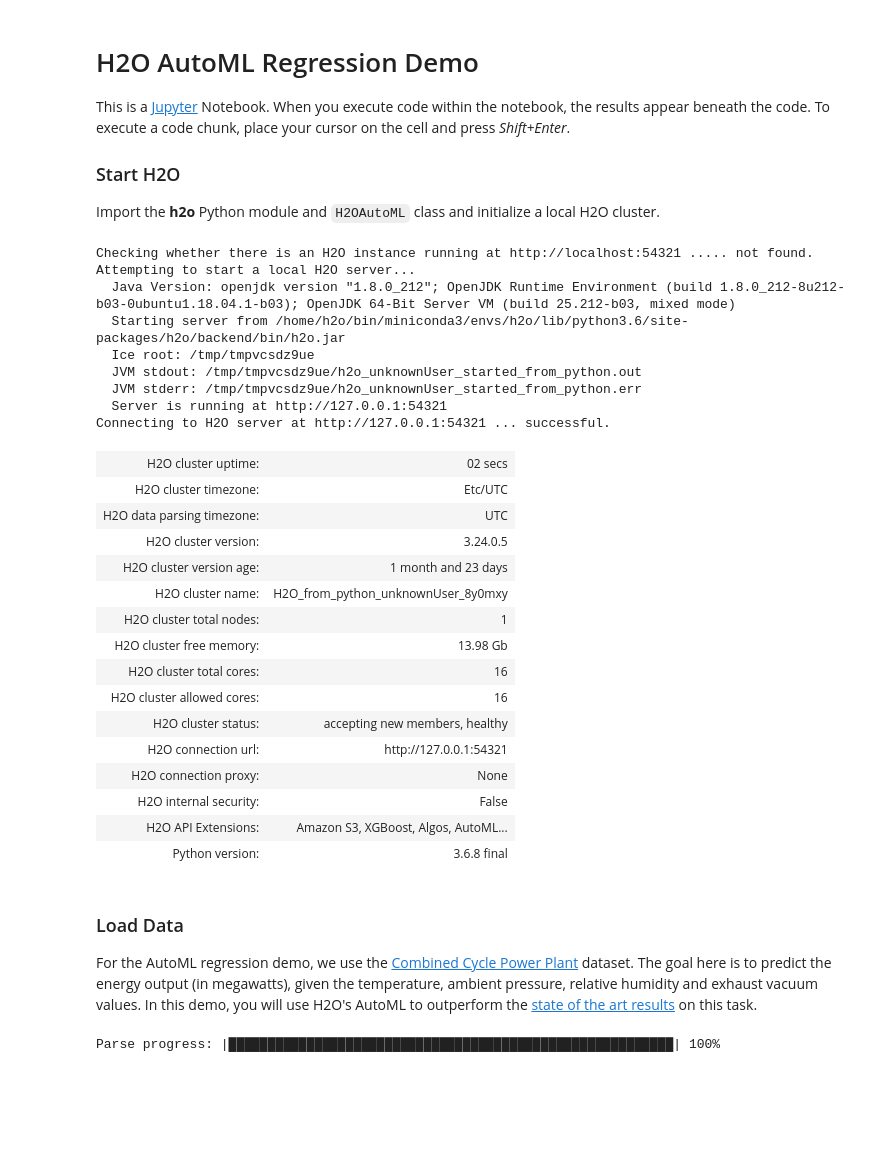
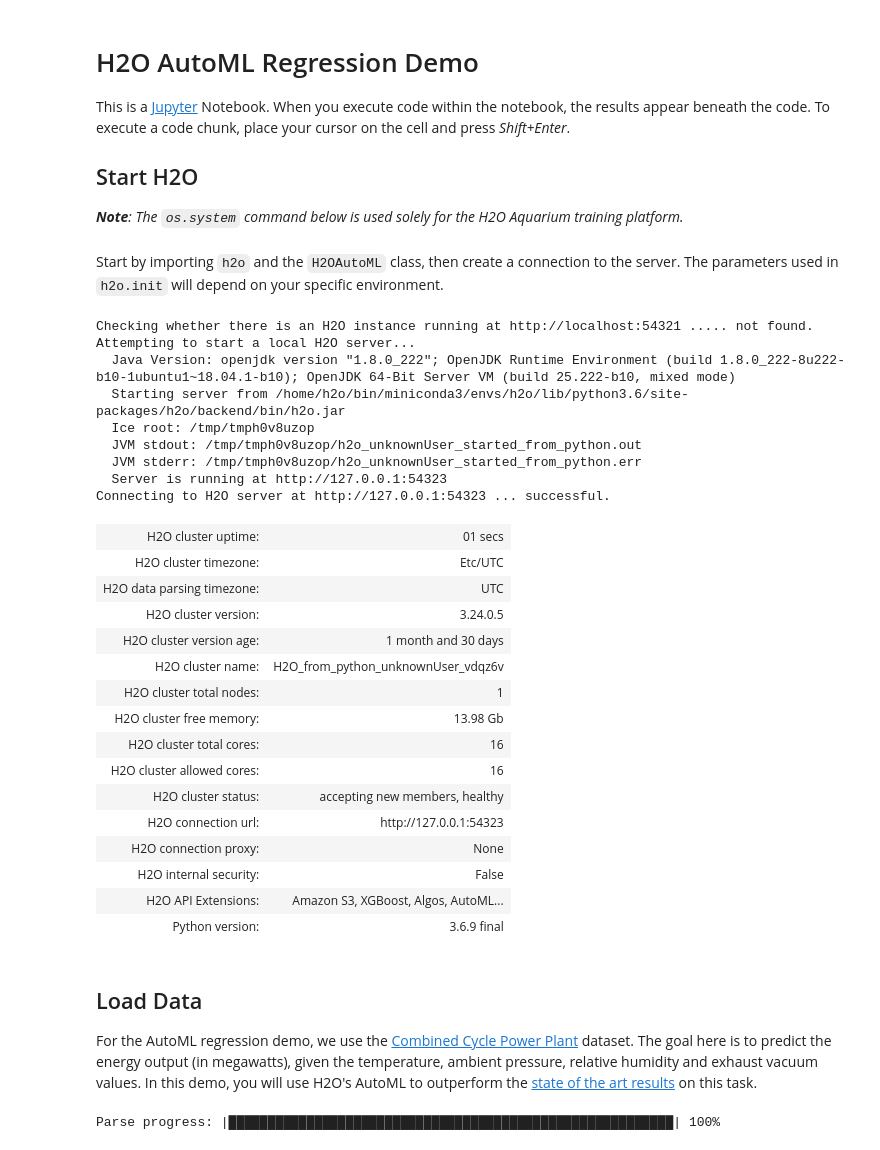
Before and after one commit to davidwhiting/aquarium_h2o3_sw, a Jupyter notebook: contents/h2o-3_hands_on/automl/powerplant_regression_prerun.ipynb, the cells around one changed output. Saved outputs shown, nothing was run; the diff lists cells and outputs as text; code cells hidden in the pictures; blank space fills up the shorter version.

```diff
--- a/contents/h2o-3_hands_on/automl/powerplant_regression_prerun.ipynb
+++ b/contents/h2o-3_hands_on/automl/powerplant_regression_prerun.ipynb
@@ -3,6 +3,6 @@
 
 This is a [Jupyter](https://jupyter.org/) Notebook. When you execute code within the notebook, the results appear beneath the code. To execute a code chunk, place your cursor on the cell and press *Shift+Enter*.
 
-### Start H2O
+## Start H2O
 
-Import the **h2o** Python module and `H2OAutoML` class and initialize a local H2O cluster.
+_**Note**: The `os.system` command below is used solely for the H2O Aquarium training platform._
@@ -9,35 +13,37 @@ Import the **h2o** Python module and `H2OAutoML` class and initialize a local H2
+# %% [markdown]
+Start by importing `h2o` and the `H2OAutoML` class, then create a connection to the server. The parameters used in `h2o.init` will depend on your specific environment.
 # %%
 import h2o
 from h2o.automl import H2OAutoML
-h2o.init(bind_to_localhost=False)
+h2o.init(url='http://localhost:54321/h2o')
 # %% [output]
 Checking whether there is an H2O instance running at http://localhost:54321 ..... not found.
 Attempting to start a local H2O server...
-  Java Version: openjdk version "1.8.0_212"; OpenJDK Runtime Environment (build 1.8.0_212-8u212-b03-0ubuntu1.18.04.1-b03); OpenJDK 64-Bit Server VM (build 25.212-b03, mixed mode)
+  Java Version: openjdk version "1.8.0_222"; OpenJDK Runtime Environment (build 1.8.0_222-8u222-b10-1ubuntu1~18.04.1-b10); OpenJDK 64-Bit Server VM (build 25.222-b10, mixed mode)
   Starting server from /home/h2o/bin/miniconda3/envs/h2o/lib/python3.6/site-packages/h2o/backend/bin/h2o.jar
-  Ice root: /tmp/tmpvcsdz9ue
-  JVM stdout: /tmp/tmpvcsdz9ue/h2o_unknownUser_started_from_python.out
-  JVM stderr: /tmp/tmpvcsdz9ue/h2o_unknownUser_started_from_python.err
-  Server is running at http://127.0.0.1:54321
-Connecting to H2O server at http://127.0.0.1:54321 ... successful.
+  Ice root: /tmp/tmph0v8uzop
+  JVM stdout: /tmp/tmph0v8uzop/h2o_unknownUser_started_from_python.out
+  JVM stderr: /tmp/tmph0v8uzop/h2o_unknownUser_started_from_python.err
+  Server is running at http://127.0.0.1:54323
+Connecting to H2O server at http://127.0.0.1:54323 ... successful.
-| H2O cluster uptime: | 02 secs |
+| H2O cluster uptime: | 01 secs |
 | H2O cluster timezone: | Etc/UTC |
 | H2O data parsing timezone: | UTC |
 | H2O cluster version: | 3.24.0.5 |
-| H2O cluster version age: | 1 month and 23 days |
-| H2O cluster name: | H2O_from_python_unknownUser_8y0mxy |
+| H2O cluster version age: | 1 month and 30 days |
+| H2O cluster name: | H2O_from_python_unknownUser_vdqz6v |
 | H2O cluster total nodes: | 1 |
 | H2O cluster free memory: | 13.98 Gb |
 | H2O cluster total cores: | 16 |
 | H2O cluster allowed cores: | 16 |
 | H2O cluster status: | accepting new members, healthy |
-| H2O connection url: | http://127.0.0.1:54321 |
+| H2O connection url: | http://127.0.0.1:54323 |
 | H2O connection proxy: | None |
 | H2O internal security: | False |
 | H2O API Extensions: | Amazon S3, XGBoost, Algos, AutoML... |
-| Python version: | 3.6.8 final |
+| Python version: | 3.6.9 final |
 # %% [markdown]
-### Load Data
+## Load Data
 
 For the AutoML regression demo, we use the [Combined Cycle Power Plant](http://archive.ics.uci.edu/ml/datasets/Combined+Cycle+Power+Plant) dataset.  The goal here is to predict the energy output (in megawatts), given the temperature, ambient pressure, relative humidity and exhaust vacuum values.  In this demo, you will use H2O's AutoML to outperform the [state of the art results](https://www.sciencedirect.com/science/article/pii/S0142061514000908) on this task.
 # %%
```
Also changed, not shown: parts of 6 cells of this notebook, 5 other files.
